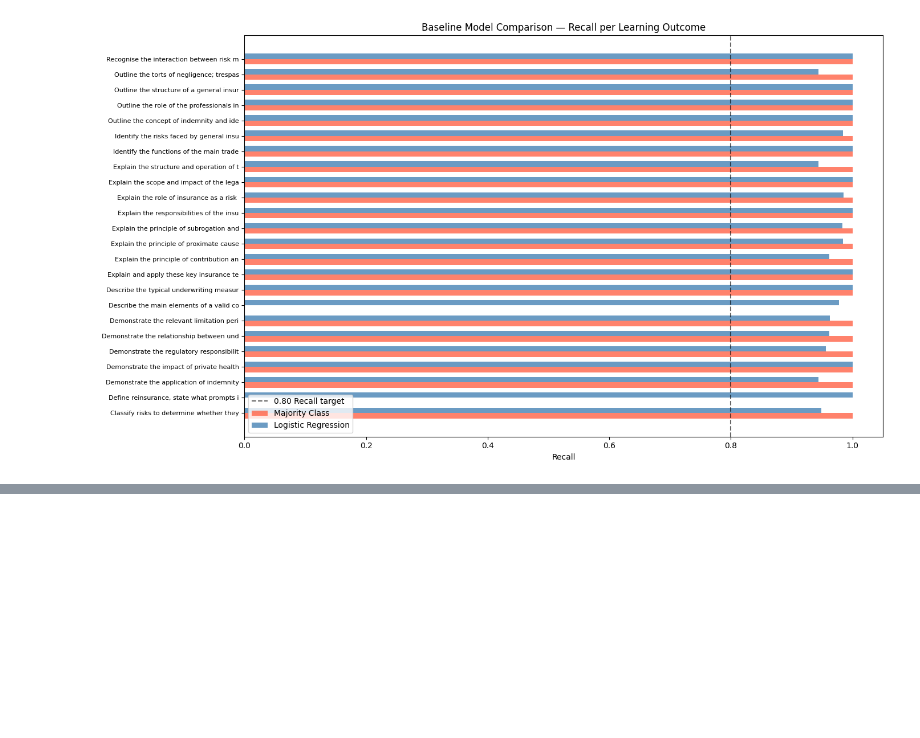
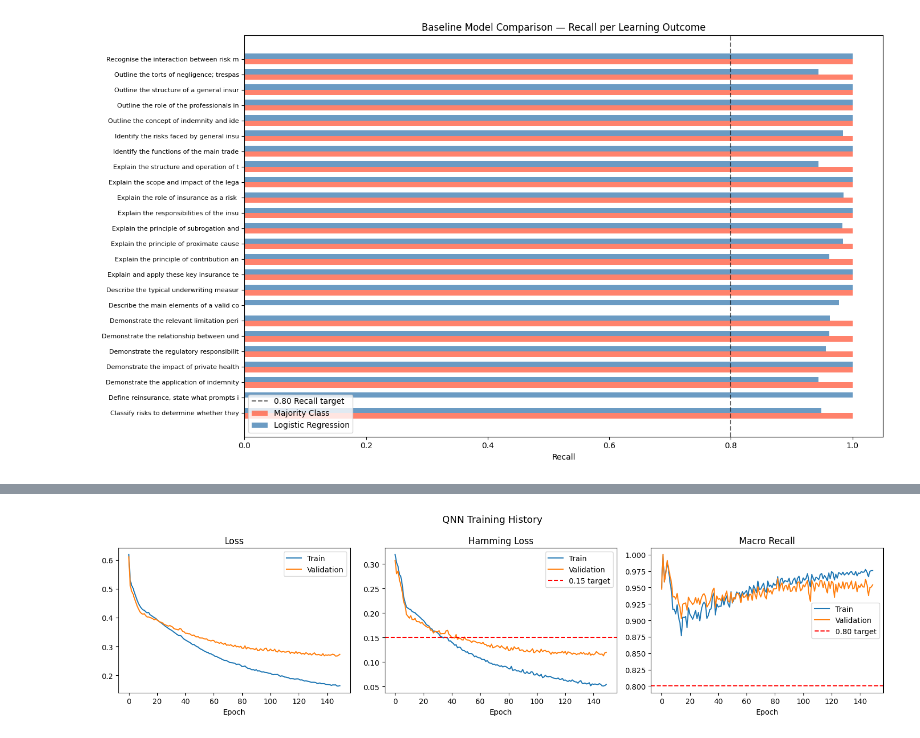
Before and after one commit to philipjweir/GapFinder, a Jupyter notebook: GapFinderV2.ipynb, the cells around one changed output, grey strips where cells are left out. Saved outputs shown, nothing was run; the diff lists cells and outputs as text; code cells hidden in the pictures; blank space fills up the shorter version.

```diff
--- a/GapFinderV2.ipynb
+++ b/GapFinderV2.ipynb
@@ -1211,0 +1297,19 @@ Outline the torts of negligence; trespass, nuisance, strict liability,
+# %%
+# 7.4 Builds Pytech and Data Loaders
+
+# Convert numpy arrays to PyTorch tensors and move to device
+def to_tensor(X, Y):
+    return (
+        torch.tensor(X).to(device),
+        torch.tensor(Y).to(device)
+    )
+
+X_train_t, Y_train_t = to_tensor(X_train_np, Y_train_np)
+X_val_t,   Y_val_t   = to_tensor(X_val_np,   Y_val_np)
+X_test_t,  Y_test_t  = to_tensor(X_test_np,  Y_test_np)
+
+# DataLoader batches the training data for efficient mini-batch gradient descent
+train_dataset = TensorDataset(X_train_t, Y_train_t)
+train_loader  = DataLoader(train_dataset, batch_size=32, shuffle=True)
+
+print(f"Training batches per epoch: {len(train_loader)}")
@@ -1211,0 +1514,31 @@ Outline the torts of negligence; trespass, nuisance, strict liability,
+# %%
+# 7.8 Plots training curves
+
+fig, axes = plt.subplots(1, 3, figsize=(15, 4))
+
+axes[0].plot(history["train_loss"], label="Train")
+axes[0].plot(history["val_loss"],   label="Validation")
+axes[0].set_title("Loss")
+axes[0].set_xlabel("Epoch")
+axes[0].legend()
+
+axes[1].plot(history["train_hl"], label="Train")
+axes[1].plot(history["val_hl"],   label="Validation")
+axes[1].axhline(y=0.15, color="red", linestyle="--", label="0.15 target")
+axes[1].set_title("Hamming Loss")
+axes[1].set_xlabel("Epoch")
+axes[1].legend()
+
+axes[2].plot(history["train_rec"], label="Train")
+axes[2].plot(history["val_rec"],   label="Validation")
+axes[2].axhline(y=0.80, color="red", linestyle="--", label="0.80 target")
+axes[2].set_title("Macro Recall")
+axes[2].set_xlabel("Epoch")
+axes[2].legend()
+
+plt.suptitle("QNN Training History", fontsize=13)
+plt.tight_layout()
+plt.savefig("qnn_training_curves.png", dpi=150)
+plt.show()
+# %% [output]
+[figure, added]
```
Also changed, not shown: parts of 11 cells of this notebook.
